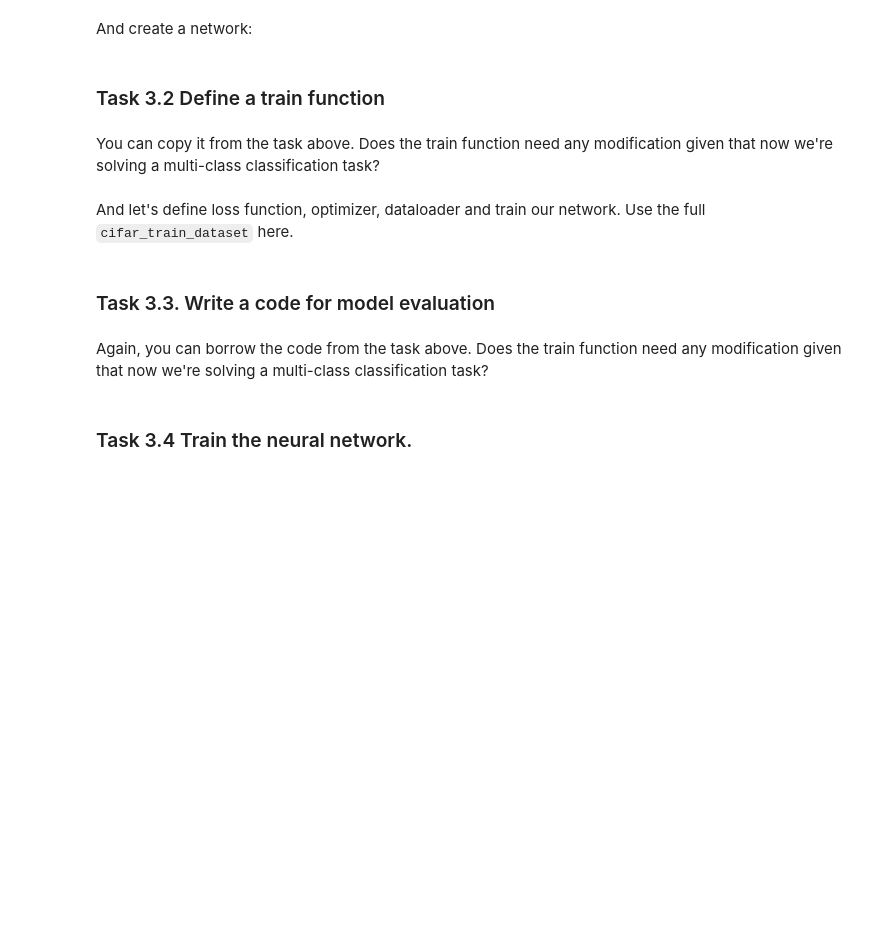
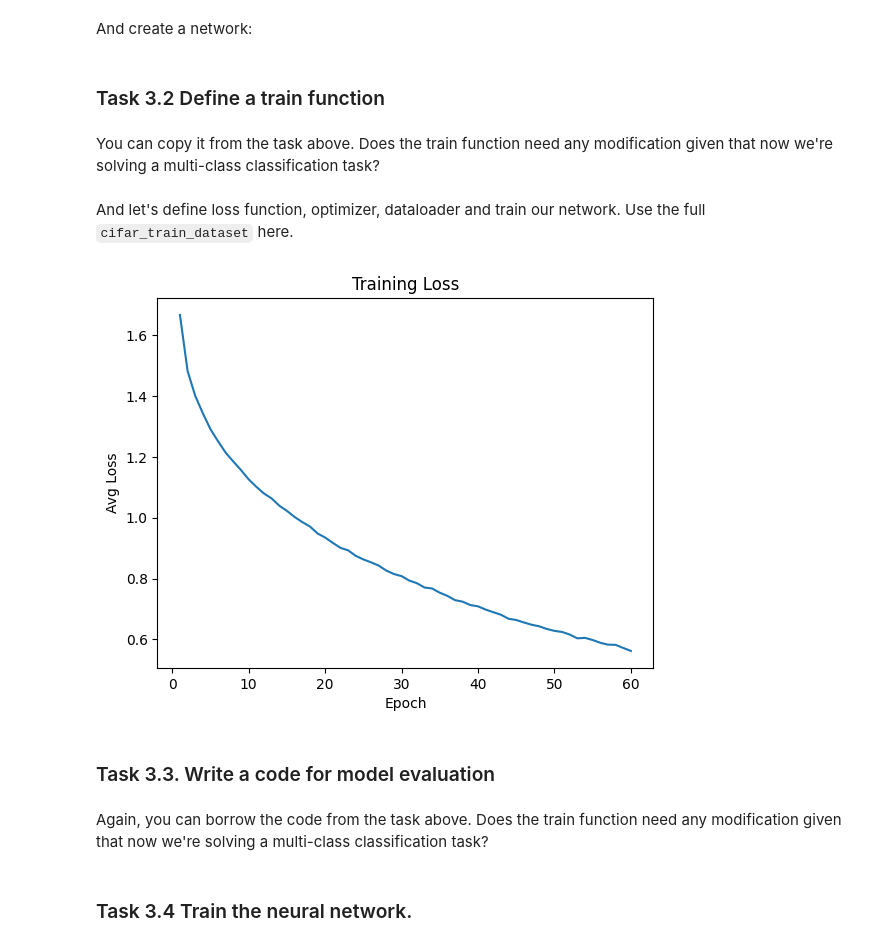
Before and after one commit to armantsaturian/nebius-ai-engineering, a Jupyter notebook: llm-architectures/hw2/homework_CIFAR10.ipynb, the cells around one changed output. Drawn from its saved outputs; the diff is of its cells as text; code cells hidden in the pictures; blank space fills up the shorter version.

Commit message:
feat: complete tasks 2 and 3.1-3.3 — CIFAR10Dataset class, multi-class Net, train and evaluate functions

```diff
--- a/llm-architectures/hw2/homework_CIFAR10.ipynb
+++ b/llm-architectures/hw2/homework_CIFAR10.ipynb
@@ -1194,10 +1204,11 @@ class CIFAR10Dataset(Dataset):
         # please do not change names of variables self.X and self.y,
         # it is important for the checks below to work correctly
 
+
         # features
-        self.X = # YOUR CODE HERE
+        self.X = np.array(data.drop(columns='label'))
         # target variable
-        self.y = # YOUR CODE HERE
+        self.y = np.array(data.label)
 
     def __len__(self):
         '''
@@ -1218,7 +1229,7 @@ class CIFAR10Dataset(Dataset):
         # - get an object of data by index idx;
         # - normalize features (divide each pixel by 255.);
         # - convert features and target to tensor
-        # YOUR CODE HERE
+        return torch.tensor(self.X[idx]) / 255, torch.tensor(self.y[idx], dtype=torch.long)
 # %% [markdown]
 Now we can define training and testing datasets. We'll do this for multi-class classification using the whole CIFAR-10 dataframe.
 # %%
@@ -1325,18 +1336,26 @@ Define a neural network that should solve a multi-class classification task with
 import torch.nn as nn
 
 class Net(nn.Module):
-    def __init__(self):
+    def __init__(self, input_dim: int, linear_blocks: list):
         super(Net, self).__init__()
 
         # define layers and activation function that your model will have
         # YOUR CODE HERE
-
+        layers = []
+        in_dim = input_dim
+        for h in linear_blocks:
+            layers.append(nn.Linear(in_dim, h))
+            layers.append(nn.BatchNorm1d(h))
+            layers.append(nn.ReLU())
+            in_dim = h
+        layers.append(nn.Linear(in_dim, 10))
+        self.net = nn.Sequential(*layers)
 
     def forward(self, x):
 
         # define a flow of input through your layers
         # YOUR CODE HERE
-
+        x = self.net(x)
         return x
 # %% [markdown]
 And create a network:
@@ -1345,3 +1362,5 @@ net = Net()
+# %%
+net = Net(input_dim=32*32*3, linear_blocks=[128])
 # %% [markdown]
 ### Task 3.2 Define a train function
 # %% [markdown]
@@ -1382,14 +1401,16 @@ def train(model, dataloader, criterion, optimizer, num_epoch):
 And let's define loss function, optimizer, dataloader and train our network. Use the full `cifar_train_dataset` here.
 # %%
 # loss function
-criterion = # YOUR CODE HERE — define a loss function (cross-entropy)
+criterion = nn.CrossEntropyLoss() # YOUR CODE HERE — define a loss function (cross-entropy)
 # optimizer
-optimizer = # YOUR CODE HERE — define an optimizer and pass params of neural network to it
+optimizer = torch.optim.Adam(net.parameters()) # YOUR CODE HERE — define an optimizer and pass params of neural network to it
 # dataloader
-train_loader = # YOUR CODE HERE — define a train loader
-
+train_loader = torch.utils.data.DataLoader(cifar_train_dataset, batch_size=64, shuffle=True)
+test_loader = torch.utils.data.DataLoader(cifar_test_dataset, batch_size=64, shuffle=False)
 # run training
-NN = train(NN, train_loader, criterion, optimizer, 60)
+NN = train(net, train_loader, criterion, optimizer, 60)
+# %% [output]
+[figure, added]
 # %% [markdown]
 ### Task 3.3. Write a code for model evaluation
 # %% [markdown]
```
Also changed, not shown: parts of 2 cells of this notebook.
